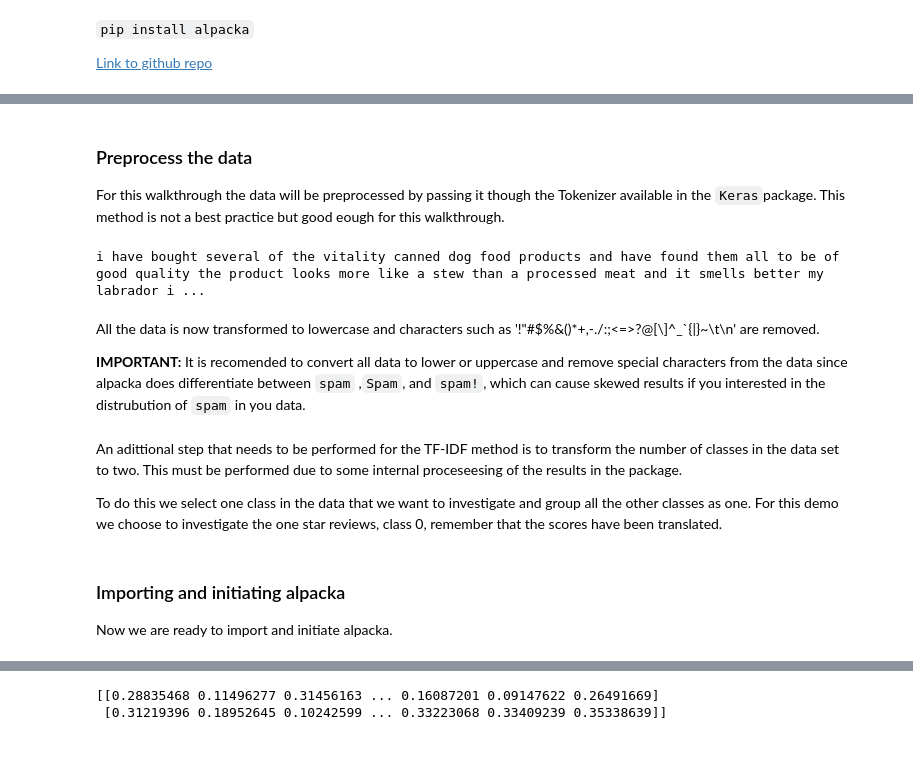
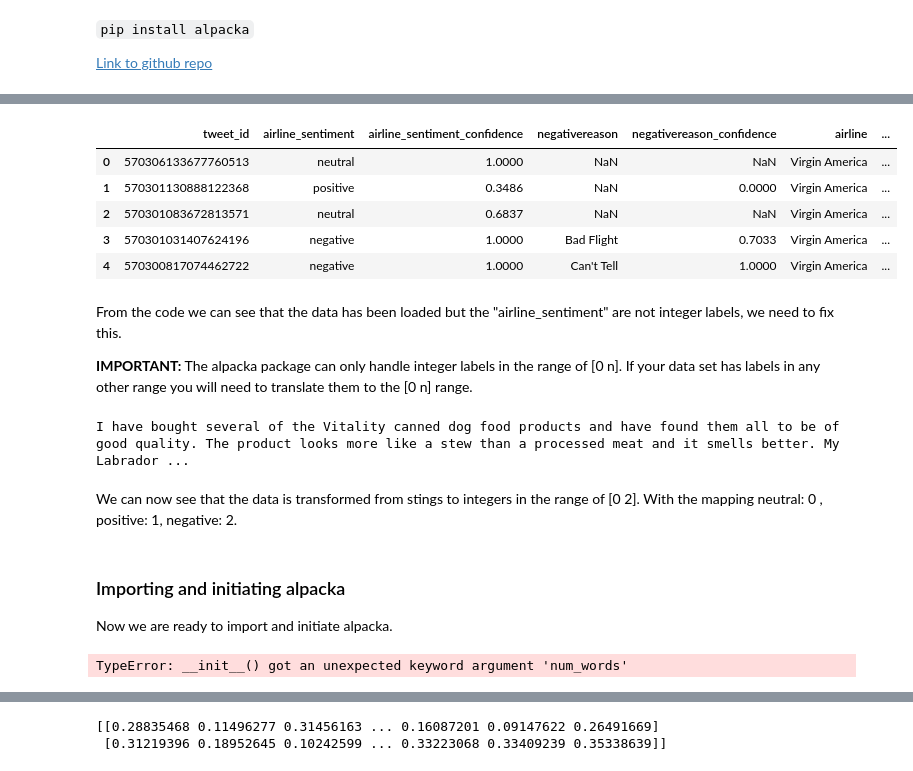
Before and after one commit to BernhardMoller/alpacka, a Jupyter notebook: demos/alpacka_TFIDF_demo.ipynb, the cells around one changed output, grey strips where cells are left out. Drawn from its saved outputs; the diff is of its cells as text; code cells hidden in the pictures.

Commit message:
updated demos

```diff
--- a/demos/alpacka_TFIDF_demo.ipynb
+++ b/demos/alpacka_TFIDF_demo.ipynb
@@ -48,22 +18,0 @@ print(score[0:10])
-# %% [markdown]
-### Preprocess the data
-For this walkthrough the data will be preprocessed by passing it though the Tokenizer available in the `Keras`package. This method is not a best practice but good eough for this walkthrough.
-# %%
-from tensorflow.keras.preprocessing.text import Tokenizer
-
-t = Tokenizer(lower = True)
-t.fit_on_texts(text)
-integers = t.texts_to_sequences(text)
-text = t.sequences_to_texts(integers)
-print(text[0])
-# %% [output]
-i have bought several of the vitality canned dog food products and have found them all to be of good quality the product looks more like a stew than a processed meat and it smells better my labrador i ...
-# %% [markdown]
-All the data is now transformed to lowercase and characters such as
-'!"#$%&()*+,-./:;<=>?@[\\]^_`{|}~\t\n' are removed.
-
-**IMPORTANT:** It is recomended to convert all data to lower or uppercase and remove special characters from the data since alpacka does differentiate between `spam` ,`Spam`, and `spam!`, which can cause skewed results if you interested in the distrubution of `spam` in you data.
-# %% [markdown]
-An adittional step that needs to be performed for the TF-IDF method is to transform the number of classes in the data set to two. This must be performed due to some internal proceseesing of the results in the package.
-
-To do this we select one class in the data that we want to investigate and group all the other classes as one. For this demo we choose to investigate the one star reviews, class 0, remember that the scores have been translated.
@@ -77,7 +19,39 @@ score = tmp_score
+# %%
+import pandas as pd
+data = pd.read_csv('Tweets.csv')
+
+
+from nltk.corpus import stopwords
+stop_words = set(stopwords.words('english'))
+
+data.head()
+# %% [output]
+|  | tweet_id | airline_sentiment | airline_sentiment_confidence | negativereason | negativereason_confidence | airline | ... |
+| 0 | 570306133677760513 | neutral | 1.0000 | NaN | NaN | Virgin America | ... |
+| 1 | 570301130888122368 | positive | 0.3486 | NaN | 0.0000 | Virgin America | ... |
+| 2 | 570301083672813571 | neutral | 0.6837 | NaN | NaN | Virgin America | ... |
+| 3 | 570301031407624196 | negative | 1.0000 | Bad Flight | 0.7033 | Virgin America | ... |
+| 4 | 570300817074462722 | negative | 1.0000 | Can't Tell | 1.0000 | Virgin America | ... |
+# %% [markdown]
+From the code we can see that the data has been loaded but the "airline_sentiment" are not integer labels, we need to fix this.
+
+**IMPORTANT:** The alpacka package can only handle integer labels in the range of [0 n]. If your data set has labels in any other range you will need to translate them to the [0 n] range.
+# %%
+print(data.airline_sentiment[:10])
+score = pd.factorize(data.airline_sentiment)
+print(score[:10])
+score= score[0]
+print(score[:10])
+# %% [output]
+I have bought several of the Vitality canned dog food products and have found them all to be of good quality. The product looks more like a stew than a processed meat and it smells better. My Labrador ...
+# %% [markdown]
+We can now see that the data is transformed from stings to integers in the range of [0 2]. With the mapping neutral: 0 , positive: 1, negative: 2.
 # %% [markdown]
 ### Importing and initiating alpacka
 Now we are ready to import and initiate alpacka.
 # %%
 from alpacka.Pipeline import Pipeline
 
-p = Pipeline()
+p = Pipeline(num_words=10000, class_perspective = 2)
+# %% [output]
+TypeError: __init__() got an unexpected keyword argument 'num_words'
```
Also changed, not shown: parts of 41 cells of this notebook, 1 other file.
